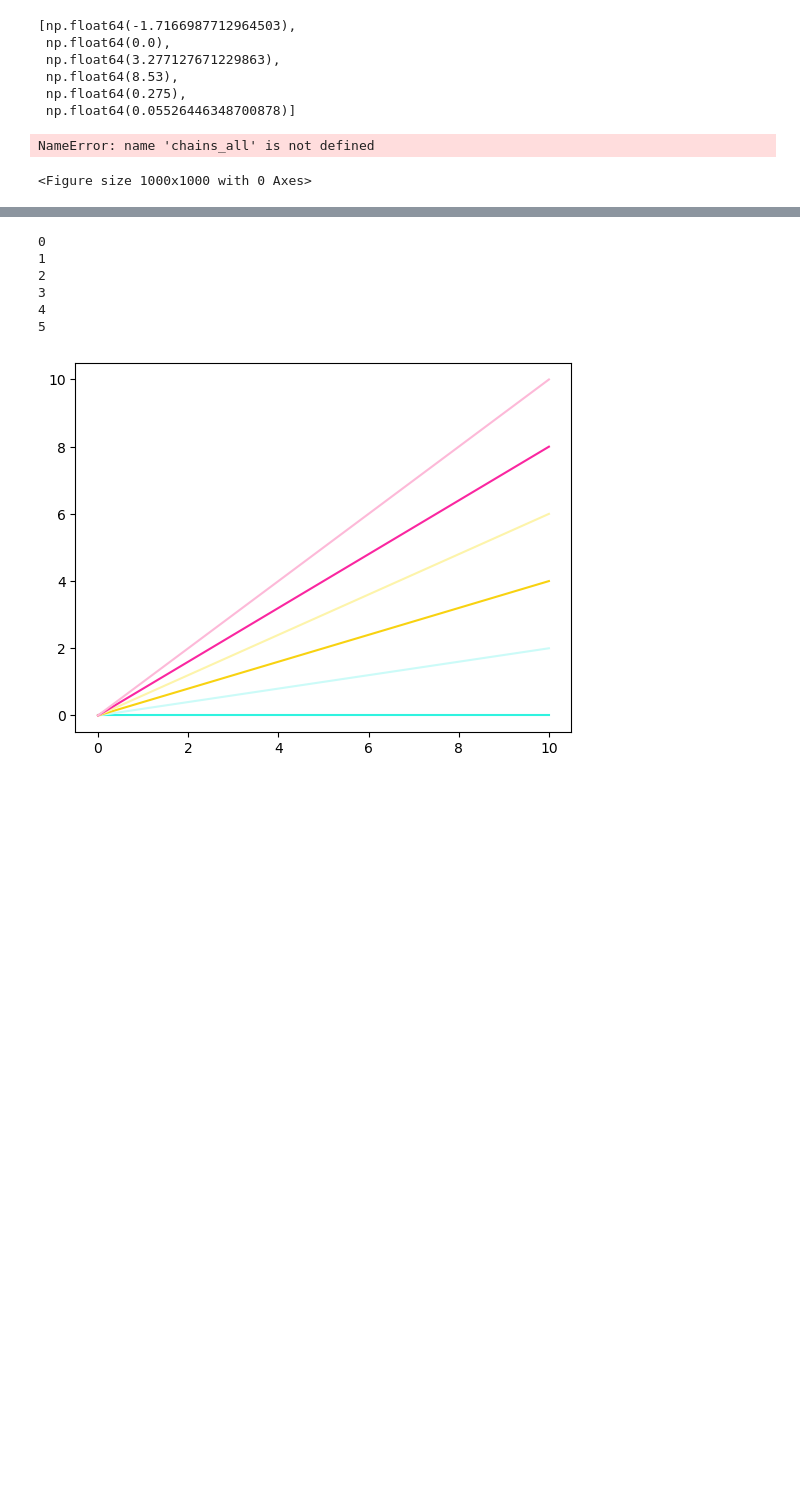
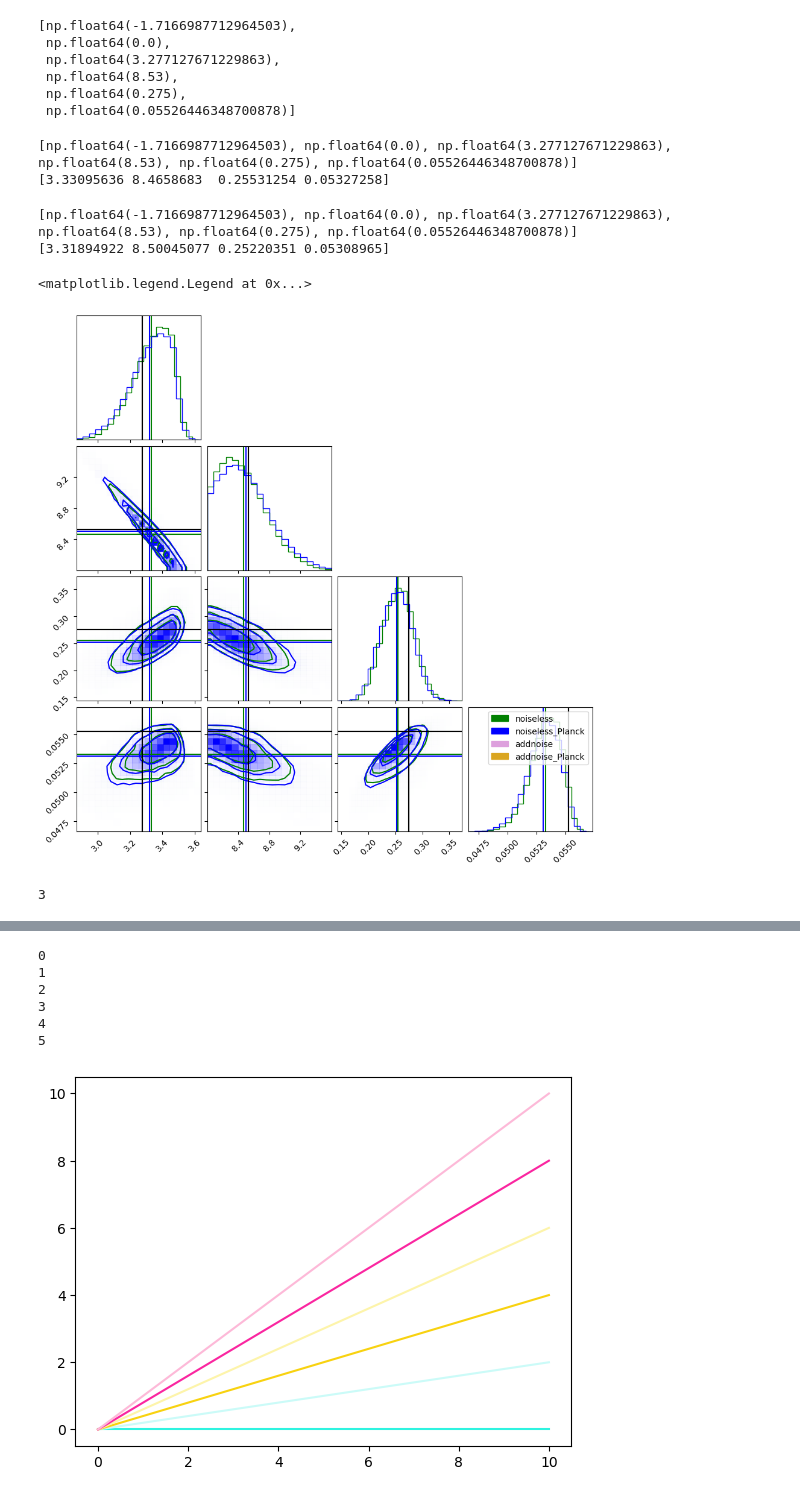
Before and after one commit to lisaleemcb/alfred, a Jupyter notebook: notebooks/mcmc_analysis_productionsruns.ipynb, the cells around one changed output, grey strips where cells are left out. Cells and saved outputs as stored; diff of their text form; code cells hidden in the pictures; blank space fills up the shorter version.

```diff
--- a/notebooks/mcmc_analysis_productionsruns.ipynb
+++ b/notebooks/mcmc_analysis_productionsruns.ipynb
@@ -102,36 +138,41 @@ fig = plt.figure(figsize=(10,10))
 
 line_kwargs = {}
 
 ndim = 4
-
-index = 0
-chains = chains_all[index]
-
 
 for i, chain in enumerate(chains):
      chain = make_tauchains(chain, truths=df.loc[config.sn].to_dict())
      fig = corner.corner(chain, color=colors[i], fig=fig, levels=[0.393, 0.675, 0.864],
                          plot_datapoints=False, hist_kwargs={'density': True})
 
      means = chain.mean(axis=0)
      axes = np.array(fig.axes).reshape((len(means), len(means)))
 
      print(true_params)
      print(means)
      line_kwargs['color'] = colors[i]
      plot_vlines(means, axes, **line_kwargs)
      line_kwargs['color'] = 'black'
      plot_vlines(true_params[2:], axes, **line_kwargs)
 
 line_kwargs['color'] = 'red'
 # line_kwargs['ls'] = '--'
 
 
 # Create custom legend handles
 handles = [Patch(color=c, label=l) for c, l in zip(colors[:len(setups)], setups)]
 
 # Create the legend
 plt.legend(handles=handles, loc='upper right')
 # %% [output]
-NameError: name 'chains_all' is not defined
+[np.float64(-1.7166987712964503), np.float64(0.0), np.float64(3.277127671229863), np.float64(8.53), np.float64(0.275), np.float64(0.05526446348700878)]
+[3.33095636 8.4658683  0.25531254 0.05327258]
-<Figure size 1000x1000 with 0 Axes>
+[np.float64(-1.7166987712964503), np.float64(0.0), np.float64(3.277127671229863), np.float64(8.53), np.float64(0.275), np.float64(0.05526446348700878)]
+[3.31894922 8.50045077 0.25220351 0.05308965]
+<matplotlib.legend.Legend at 0x...>
+[figure, added]
+# %%
+chains = [chains_runs[0][0][1], chains_runs[1][0][1]]
+len(chains)
+# %% [output]
+3
```
Also changed, not shown: parts of 6 cells of this notebook, 4 other files.
